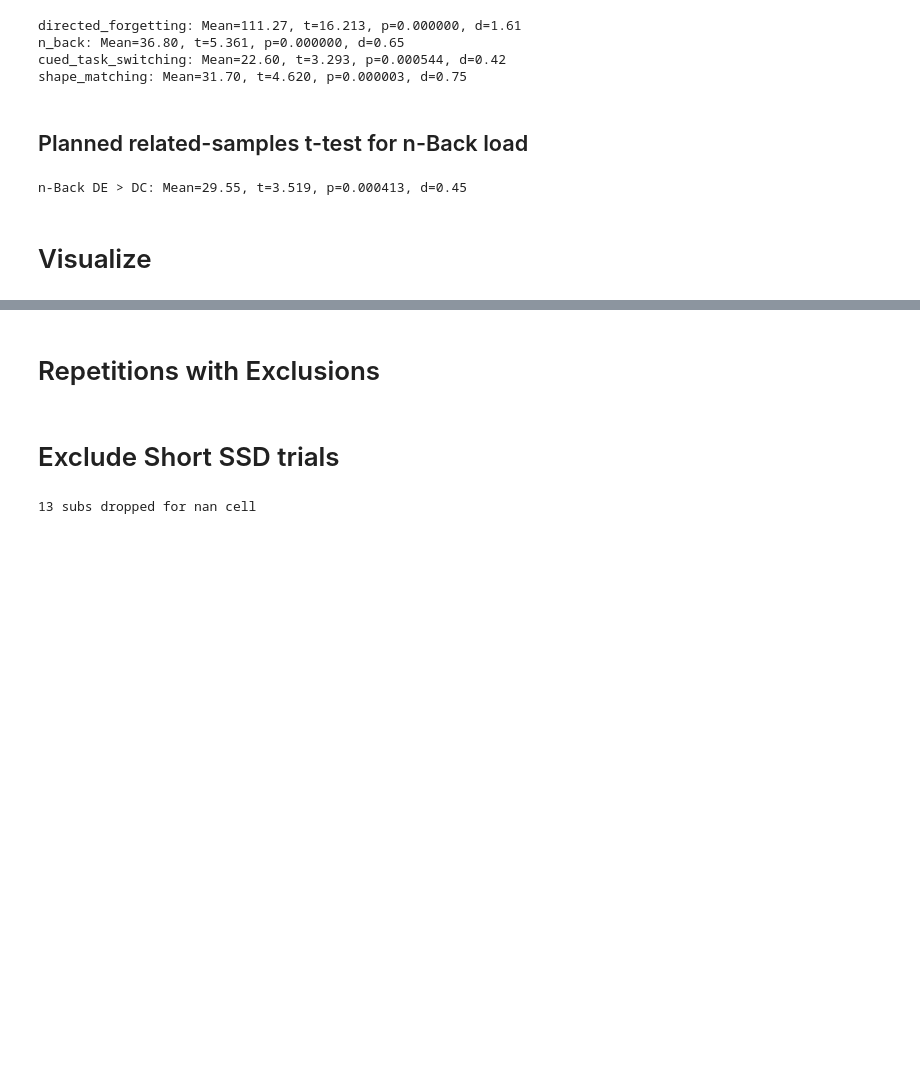
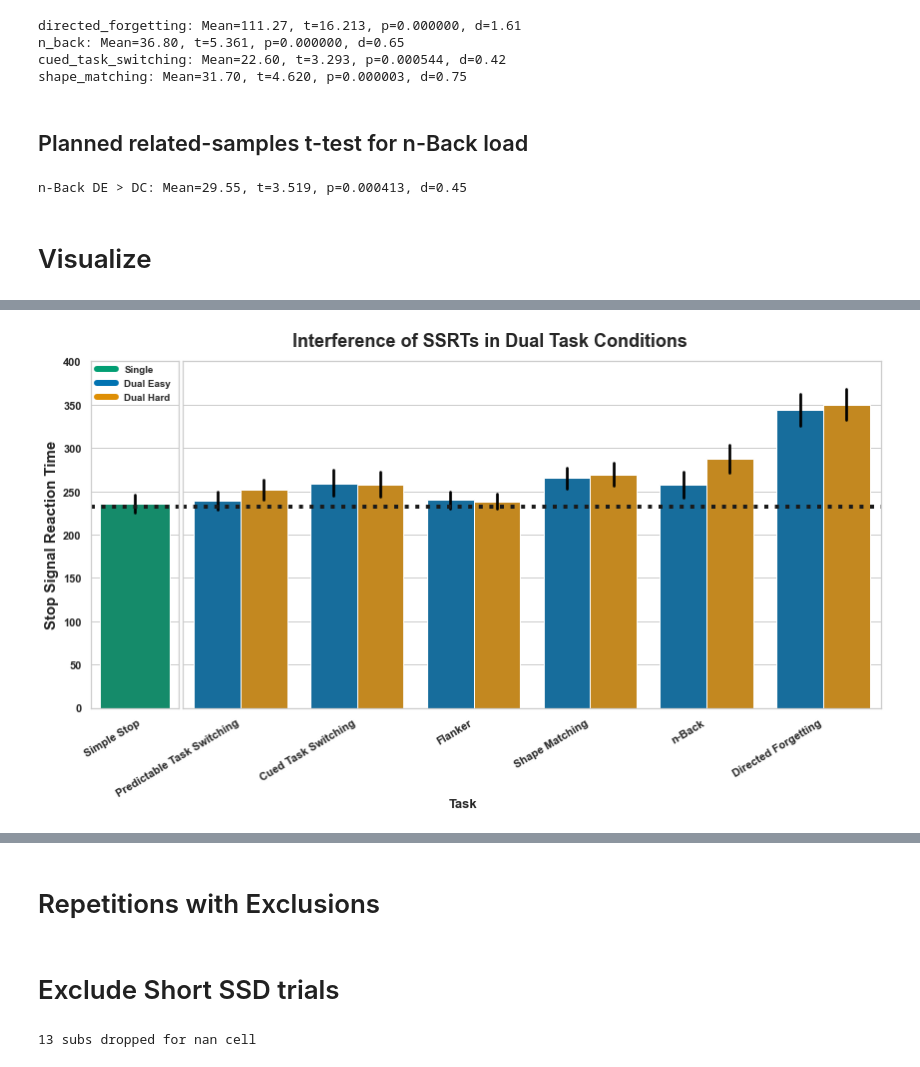
Before and after one commit to henrymj/mturk_dualStop_analysis, a Jupyter notebook: validation_analysis_dataset-all.ipynb, the cells around one changed output, grey strips where cells are left out. Drawn from its saved outputs; the diff is of its cells as text; code cells hidden in the pictures; blank space fills up the shorter version.

Commit message:
update validation barplots to compare single task

```diff
--- a/validation_analysis_dataset-all.ipynb
+++ b/validation_analysis_dataset-all.ipynb
@@ -257,6 +255,7 @@ n-Back DE > DC: Mean=29.55, t=3.519, p=0.000413, d=0.45
 # %%
 formal_tasks = {
     'All': 'All',
+    'SE': 'Single Task',
     'single_task': 'Single Task',
     'go_no_go': 'Go/No-Go',
     'predictable_task_switching': 'Predictable Task Switching',
@@ -268,7 +267,8 @@ formal_tasks = {
 }
 # %%
 sns.set(style="whitegrid", palette="colorblind", color_codes=True)
-palette ={"DC":"C0", "DE":"C1", "SE":"C2"}
+palette ={"DC":"C0", "DE":"C1", "SE":"C2",
+         "Dual Easy":"C0", "Dual Hard":"C1", "Single":"C2"}
 order_dict = {
     'SE': 'aa',
     'go_no_go': 'ab',
@@ -282,12 +282,21 @@ order_dict = {
 
 def context_str(string):
     if 'DC' in string:
-        return 'DC'
+        return 'Dual Easy'
     elif 'DE' in string:
-        return 'DE'
+        return 'Dual Hard'
     elif 'SE' in string:
-        return 'SE'
+        return 'Single'
     elif 'OTHER' in string:
         return 'POS/3BACK/DSD|SSS/CUE_SWITCH'
     else:
         return 'COMBINE'
+# %%
+melted_SSRTs = SSRTs.reset_index().melt(id_vars='ID', value_name='SSRT')
+melted_SSRTs['Task'] = [i.split('_SSRT')[0].replace('_DC', '').replace('_DE', '') for i in melted_SSRTs['variable']]
+melted_SSRTs['Trial Type'] = [context_str(i) for i in melted_SSRTs['variable']]
+
+melted_SSRTs['order'] = melted_SSRTs['Task'].map(order_dict)
+melted_SSRTs = melted_SSRTs.sort_values(['order', 'Trial Type'])
+melted_SSRTs['Task'] = melted_SSRTs['Task'].map(formal_tasks)
+melted_SSRTs
@@ -294,3 +317,46 @@ def context_str(string):
+# %%
+f, (a0, a1) = plt.subplots(1, 2, gridspec_kw={'width_ratios': [1, 8]}, sharey=True, figsize=(12,6.5))
+
+# Single Task
+bar = sns.barplot(x='Task', y='SSRT', hue='Trial Type', data=melted_SSRTs[melted_SSRTs['Trial Type'].isin(['Single'])], palette=palette, errcolor='0', ax=a0)
+a0.axhline(SSRTs['SE_SSRT'].mean()-3, color='k', linestyle=':', linewidth=4)
+a0.set_ylabel('Stop Signal Reaction Time', fontweight='bold', fontsize=15)
+a0.set_xlabel('')
+a0.set_xticks([-.25])
+a0.set_xticklabels(['Simple Stop'], rotation=31, fontweight='bold', fontsize='11')
+a0.set_yticks(np.arange(0, 450, 50))
+a0.set_ylim([0, 400.5])
+a0.set_yticklabels(np.arange(0, 450, 50), fontdict={'fontweight':'bold', 'fontsize':'11'})
+
+
+custom_lines = [Line2D([0], [0], color=sns.color_palette()[2], lw=6),
+                Line2D([0], [0], color=sns.color_palette()[0], lw=6),
+                Line2D([0], [0], color=sns.color_palette()[1], lw=6)]
+a0.legend(custom_lines, ['Single', 'Dual Easy', 'Dual Hard'], prop={'weight': 'bold', 'size':9.75}, loc=(0.022,.87), frameon=False)
+
+
+# Dual Tasks
+sns.barplot(x='Task', y='SSRT', hue='Trial Type', data=melted_SSRTs[melted_SSRTs['Trial Type'].isin(['Dual Easy', 'Dual Hard'])], palette=palette, errcolor='0', ax=a1)
+a1.axhline(SSRTs['SE_SSRT'].mean()-3, color='k', linestyle=':', linewidth=4)
+a1.set_ylabel('')
+a1.set_xlabel('')
+a1.get_legend().remove()
+
+# _ = plt.legend(prop={'weight': 'bold'})
+_ = plt.xticks(rotation=31, ha='right', fontweight='bold', fontsize='11')
+_ = plt.yticks(fontweight='bold', fontsize='12')
+
+
+
+f.tight_layout()
+plt.subplots_adjust(wspace=.01,)
+_ = f.text(0.5, 0.01, 'Task', ha='center', fontweight='bold', fontsize=13)
+_ = plt.title('Interference of SSRTs in Dual Task Conditions', fontsize='18', fontweight='bold',  y=1.1, x=.44, pad=-20)
+plt.savefig(f'figures/dataset-{dataset}_metric-SSRT_barplot.png', dpi=300)
+plt.show()
+plt.close()
+# %% [output]
+[figure, added]
 # %%
 melted_diffs = diff_SSRTs.reset_index().melt(id_vars='ID', value_name='Dual Task SSRT - Single Task SSRT')
 melted_diffs['Task'] = [i.split('_SSRT')[0].replace('_DC', '').replace('_DE', '') for i in melted_diffs['variable']]
```
Also changed, not shown: parts of 7 cells of this notebook, 8 other files.
